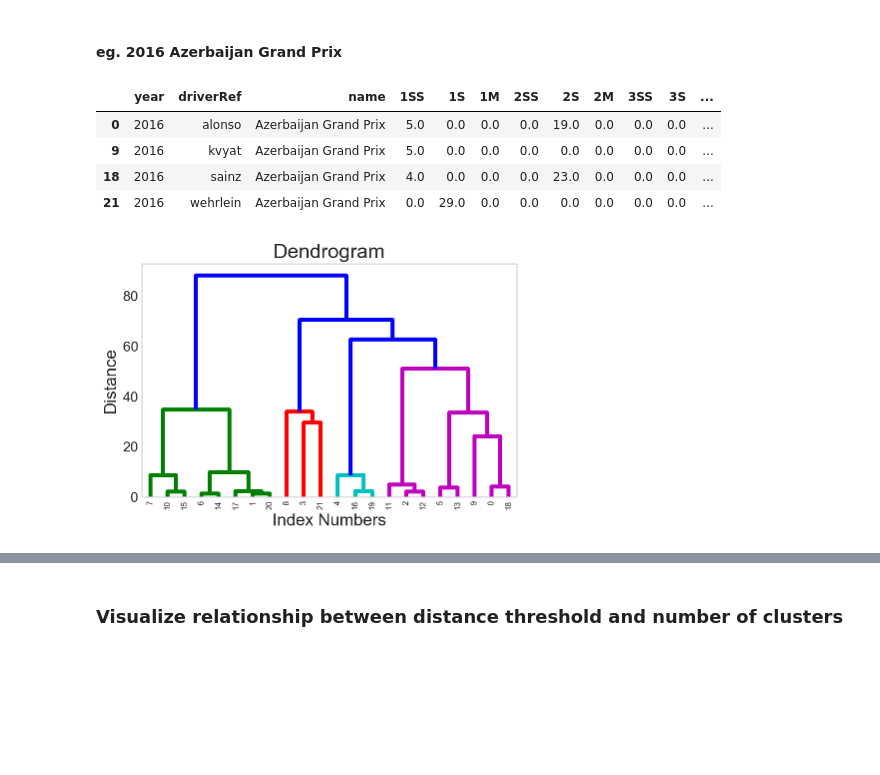
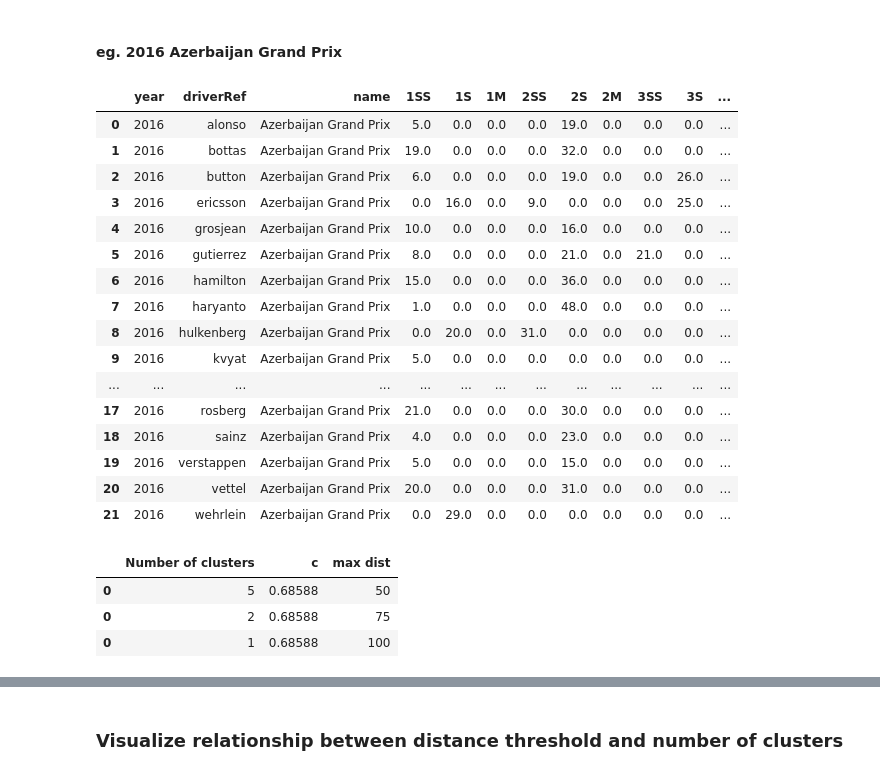
Before and after one commit to dianaow/Formula-1, a Jupyter notebook: Cluster Analysis/Clustering Race Strategies.ipynb, the cells around one changed output, grey strips where cells are left out. Cells and saved outputs as stored; diff of their text form; code cells hidden in the pictures; blank space fills up the shorter version.

```diff
--- a/Cluster Analysis/Clustering Race Strategies.ipynb
+++ b/Cluster Analysis/Clustering Race Strategies.ipynb
@@ -45,3 +48,13 @@ dataset = pd.read_csv(directory + 'dataset.csv')
 # %%
 index_list = ['year', 'driverRef', 'name']
 pirelli = pirelli[pirelli['name'] != 'German Grand Prix']
+# %%
+# Finishing position labels
+results_trunc = read_from_pickle(directory, "results_trunc.pickle")
+# %%
+# Team names mapped to each driver
+dcrm = read_from_pickle(directory, "dcrm.pickle")
+dcrm = dcrm[['year', 'name', 'driverRef', 'constructorRef']]
+# %%
+dr_stint = pd.merge(dr_stint, dcrm, on=index_list, how='left')
+dr_stint = pd.merge(dr_stint, results_trunc, on=index_list, how='left')
@@ -158,15 +229,26 @@ plot_clusters(df=df_aus, row='max dist', col='clusters', scatter_x=SS[0], scatte
 # %% [markdown]
 #### eg. 2016 Azerbaijan Grand Prix
 # %%
-aze = dr_stint[(dr_stint['year'] == 2016) & (dr_stint['name'] == \
-                                             'Azerbaijan Grand Prix')][index_list+ cat1].reset_index(drop=True)
-aze = pd.merge(aze, dataset[index_list+['statusId']], on=index_list, how='left')
-aze[aze['statusId'] == 0]
+aze = dr_stint[(dr_stint['year'] == 2016) & (dr_stint['name'] =='Azerbaijan Grand Prix')]\
+      [index_list+ cat1+['position', 'constructorRef']].reset_index(drop=True)
+aze
 # %% [output]
 |  | year | driverRef | name | 1SS | 1S | 1M | 2SS | 2S | 2M | 3SS | 3S | ... |
 | 0 | 2016 | alonso | Azerbaijan Grand Prix | 5.0 | 0.0 | 0.0 | 0.0 | 19.0 | 0.0 | 0.0 | 0.0 | ... |
+| 1 | 2016 | bottas | Azerbaijan Grand Prix | 19.0 | 0.0 | 0.0 | 0.0 | 32.0 | 0.0 | 0.0 | 0.0 | ... |
+| 2 | 2016 | button | Azerbaijan Grand Prix | 6.0 | 0.0 | 0.0 | 0.0 | 19.0 | 0.0 | 0.0 | 26.0 | ... |
+| 3 | 2016 | ericsson | Azerbaijan Grand Prix | 0.0 | 16.0 | 0.0 | 9.0 | 0.0 | 0.0 | 0.0 | 25.0 | ... |
+| 4 | 2016 | grosjean | Azerbaijan Grand Prix | 10.0 | 0.0 | 0.0 | 0.0 | 16.0 | 0.0 | 0.0 | 0.0 | ... |
+| 5 | 2016 | gutierrez | Azerbaijan Grand Prix | 8.0 | 0.0 | 0.0 | 0.0 | 21.0 | 0.0 | 21.0 | 0.0 | ... |
+| 6 | 2016 | hamilton | Azerbaijan Grand Prix | 15.0 | 0.0 | 0.0 | 0.0 | 36.0 | 0.0 | 0.0 | 0.0 | ... |
+| 7 | 2016 | haryanto | Azerbaijan Grand Prix | 1.0 | 0.0 | 0.0 | 0.0 | 48.0 | 0.0 | 0.0 | 0.0 | ... |
+| 8 | 2016 | hulkenberg | Azerbaijan Grand Prix | 0.0 | 20.0 | 0.0 | 31.0 | 0.0 | 0.0 | 0.0 | 0.0 | ... |
 | 9 | 2016 | kvyat | Azerbaijan Grand Prix | 5.0 | 0.0 | 0.0 | 0.0 | 0.0 | 0.0 | 0.0 | 0.0 | ... |
+| ... | ... | ... | ... | ... | ... | ... | ... | ... | ... | ... | ... | ... |
+| 17 | 2016 | rosberg | Azerbaijan Grand Prix | 21.0 | 0.0 | 0.0 | 0.0 | 30.0 | 0.0 | 0.0 | 0.0 | ... |
 | 18 | 2016 | sainz | Azerbaijan Grand Prix | 4.0 | 0.0 | 0.0 | 0.0 | 23.0 | 0.0 | 0.0 | 0.0 | ... |
+| 19 | 2016 | verstappen | Azerbaijan Grand Prix | 5.0 | 0.0 | 0.0 | 0.0 | 15.0 | 0.0 | 0.0 | 0.0 | ... |
+| 20 | 2016 | vettel | Azerbaijan Grand Prix | 20.0 | 0.0 | 0.0 | 0.0 | 31.0 | 0.0 | 0.0 | 0.0 | ... |
 | 21 | 2016 | wehrlein | Azerbaijan Grand Prix | 0.0 | 29.0 | 0.0 | 0.0 | 0.0 | 0.0 | 0.0 | 0.0 | ... |
 # %%
 max_dist = [50,75,100]
@@ -177,4 +261,7 @@ for i in max_dist:
-# %%
-plot_dendogram(aze)
-# %% [output]
-[figure, removed]
+# %%
+report_aze
+# %% [output]
+|  | Number of clusters | c | max dist |
+| 0 | 5 | 0.68588 | 50 |
+| 0 | 2 | 0.68588 | 75 |
+| 0 | 1 | 0.68588 | 100 |
```
Also changed, not shown: parts of 49 cells of this notebook, 6 other files.
